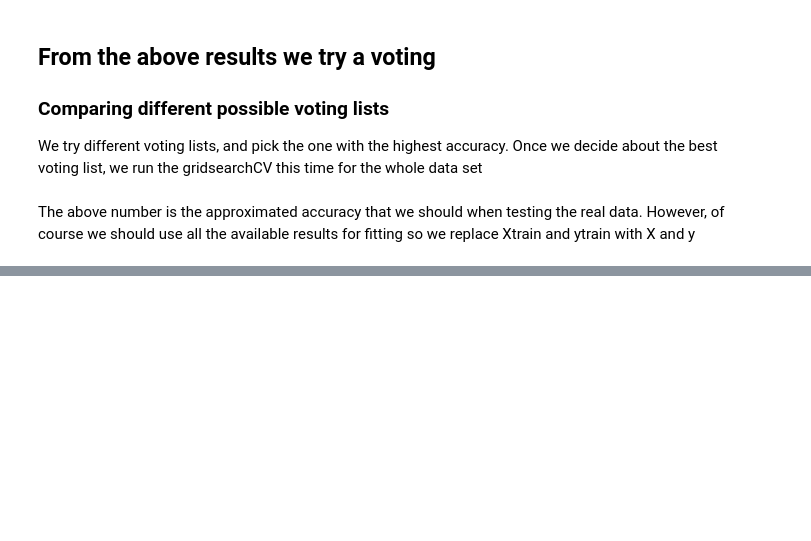
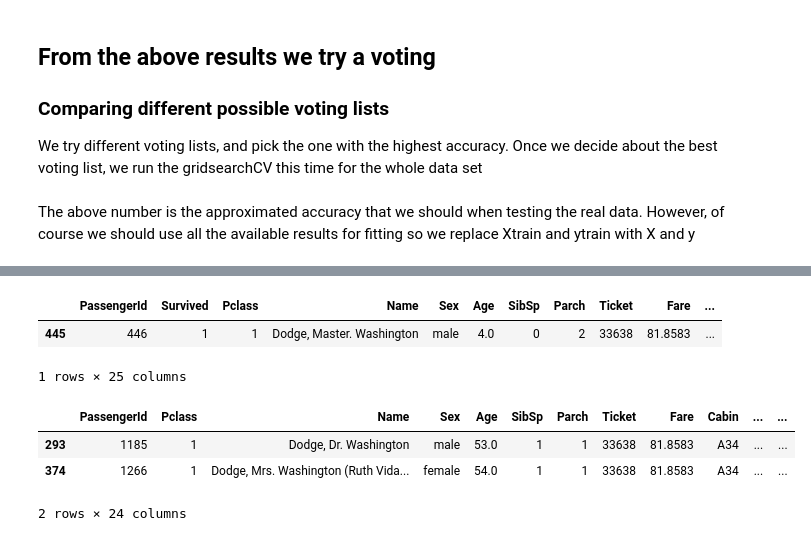
Before and after one commit to hamedrazavi/titanic_survival_prediction_kaggle, a Jupyter notebook: survival_prediction_titanic.ipynb, the cells around one changed output, grey strips where cells are left out. Cells and saved outputs as stored; diff of their text form; code cells hidden in the pictures; blank space fills up the shorter version.

```diff
--- a/survival_prediction_titanic.ipynb
+++ b/survival_prediction_titanic.ipynb
@@ -789,4 +860,15 @@ testData.loc[now['Survived'] != best['Survived'], ['Ticket', 'Nfamily', 'TicketS
 # %%
-trData.loc[trData['Ticket'] == '2660']
+trData.loc[trData['Ticket'] == '33638']
+# %% [output]
+|  | PassengerId | Survived | Pclass | Name | Sex | Age | SibSp | Parch | Ticket | Fare | ... |
+| 445 | 446 | 1 | 1 | Dodge, Master. Washington | male | 4.0 | 0 | 2 | 33638 | 81.8583 | ... |
+1 rows × 25 columns
+# %%
+testData.loc[testData['Ticket'] == '33638']
+# %% [output]
+|  | PassengerId | Pclass | Name | Sex | Age | SibSp | Parch | Ticket | Fare | Cabin | ... | ... |
+| 293 | 1185 | 1 | Dodge, Dr. Washington | male | 53.0 | 1 | 1 | 33638 | 81.8583 | A34 | ... | ... |
+| 374 | 1266 | 1 | Dodge, Mrs. Washington (Ruth Vida... | female | 54.0 | 1 | 1 | 33638 | 81.8583 | A34 | ... | ... |
+2 rows × 24 columns
 # %%
 yPredict.loc[now['Survived'] != best['Survived']]
```
Also changed, not shown: parts of 24 cells of this notebook.
